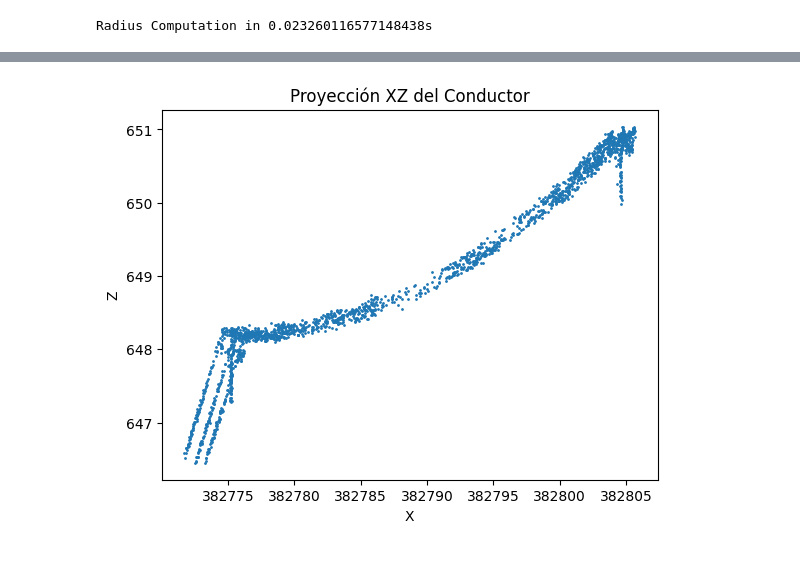
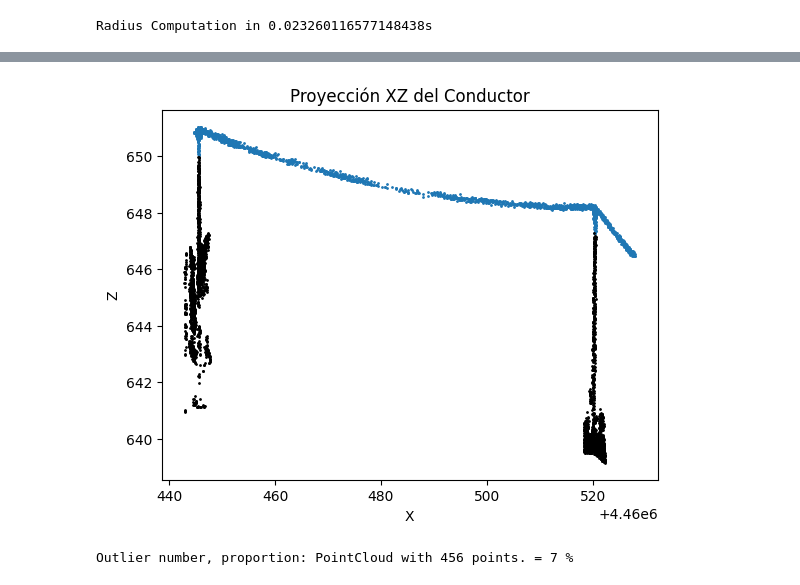
Before and after one commit to DeduceDS/CATENARIA, a Jupyter notebook: catenaria/notebooks/Feature_Extraction.ipynb, the cells around one changed output, grey strips where cells are left out. Drawn from its saved outputs; the diff is of its cells as text; code cells hidden in the pictures.

```diff
--- a/catenaria/notebooks/Feature_Extraction.ipynb
+++ b/catenaria/notebooks/Feature_Extraction.ipynb
@@ -344,7 +344,7 @@ d_low = np.array(point_cloud.points[sel] - np.min(selection, axis = 0))[2]
 # %%
 # Extract data coordinates
 
-vano =3
+vano = 3
 
 puntos_conductores = data[vano]['LIDAR']['CONDUCTORES']
 puntos_apoyos = data[vano]['LIDAR']['APOYOS']
@@ -359,9 +359,12 @@ x_vals_vert, y_vals_vert, z_vals_vert = get_coord(puntos_vertices)
 # Define conductor coordinates
 xyz_conduc = np.array([x_vals_conductores,
             y_vals_conductores , z_vals_conductores]).transpose()
-xyz_apoyo = np.array([x_vals_conductores,
-            y_vals_conductores , z_vals_conductores]).transpose()
+xyz_apoyo = np.array([x_vals_apoyos,
+            y_vals_apoyos , z_vals_apoyos]).transpose()
 
 # # Create a point cloud using PyVista
 point_cloud_conduc = pv.PolyData(xyz_conduc)
 point_cloud_apoyo = pv.PolyData(xyz_apoyo)
+
+# Visualize the point cloud
+point_cloud_conduc.plot(eye_dome_lighting=True)
@@ -368,25 +386,14 @@ point_cloud_apoyo = pv.PolyData(xyz_apoyo)
 # %%
 import numpy as np
 import matplotlib.pyplot as plt
 
-# Supongamos que 'puntos' es tu array de puntos 3D
-# puntos = np.array([...])
-
-# Definir la matriz de proyección XZ (elimina la componente Y)
-matriz_proyeccion_xz = np.array([[1, 0, 0],
-                                 [1, 1, 0],
-                                 [0, 0, 1]])
-
-# Proyectar los puntos
-puntos_proyectados_xz = point_cloud.points @ matriz_proyeccion_xz.T
-
 # Ahora 'puntos_proyectados_xz' contiene solo las componentes 'X' y 'Z'
 # Puedes graficarlos para ver la proyección XZ
-plt.scatter(point_cloud_conduc.points[:, 0], point_cloud_conduc.points[:, 2], s = 1)
-plt.scatter(point_cloud_apoyo.points[:, 0], point_cloud_apoyo.points[:, 2], s = 1)
+plt.scatter(point_cloud_conduc.points[:, 1], point_cloud_conduc.points[:, 2], s = 1)
+plt.scatter(point_cloud_apoyo.points[:, 1], point_cloud_apoyo.points[:, 2], s = 1, color = "black")
 plt.xlabel('X')
 plt.ylabel('Z')
 plt.title('Proyección XZ del Conductor')
 plt.show()
 # %% [output]
-[figure, old version]
+[figure, new version]
@@ -392,0 +435,18 @@ plt.show()
+# %%
+nn = 200 # Local search
+std_multip = 2 # Not very sensitive
+
+filtered_points = pcd_o3d.remove_statistical_outlier(nb_neighbors = nn, std_ratio = std_multip)
+
+outliers = pcd_o3d.select_by_index(filtered_points[1], invert=True)
+
+filtered_points = filtered_points[0]
+
+outliers.paint_uniform_color([1, 0, 0])
+filtered_points.paint_uniform_color([0.6, 0.6, 0.6])
+
+o3d.visualization.draw_geometries([filtered_points, outliers])
+
+print(f"Outlier number, proportion: {outliers} = {int(100*np.asarray(outliers.points).shape[0]/(np.asarray(outliers.points).shape[0] + np.asarray(filtered_points.points).shape[0]))} %")
+# %% [output]
+Outlier number, proportion: PointCloud with 456 points. = 7 %
```
Also changed, not shown: parts of 3 cells of this notebook.
